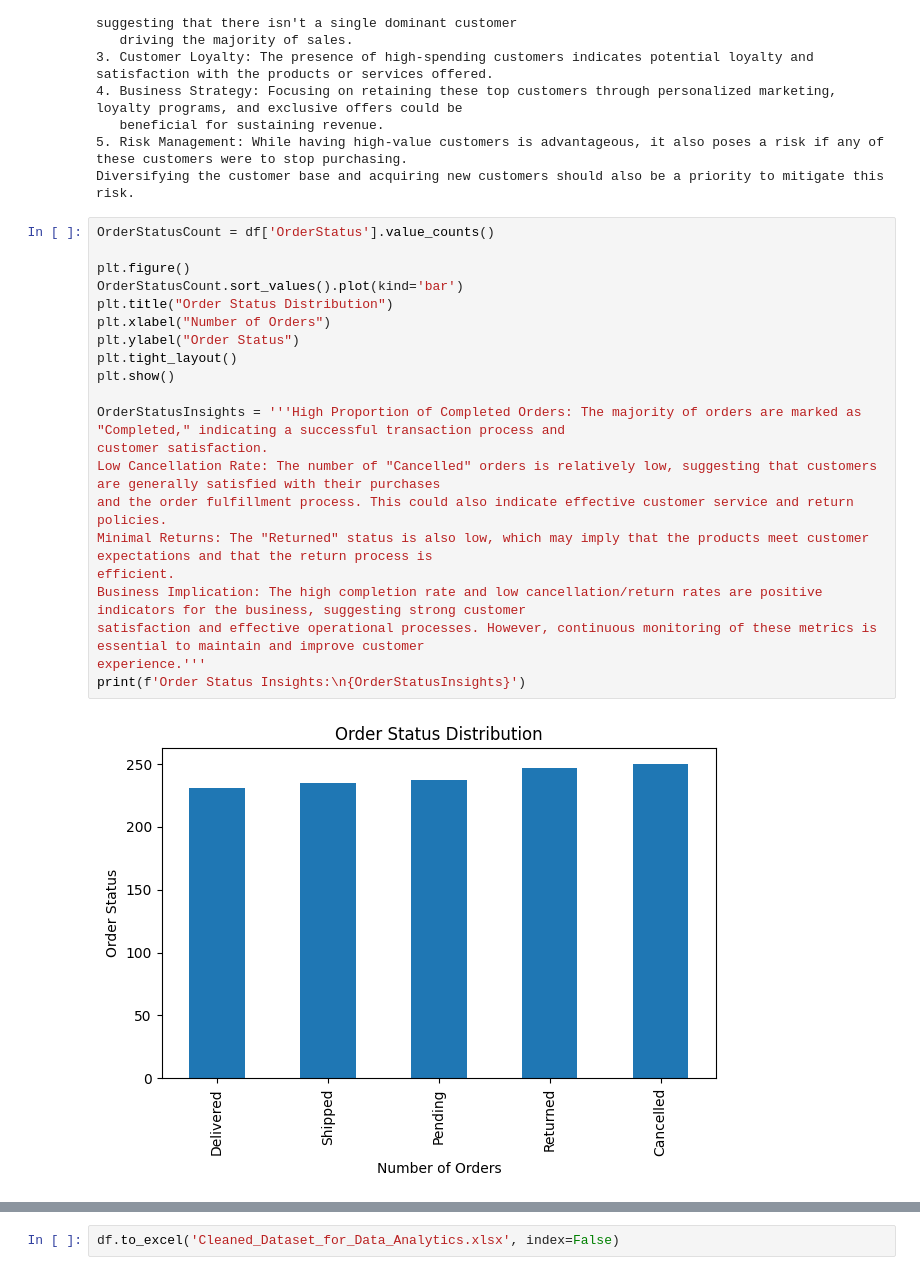
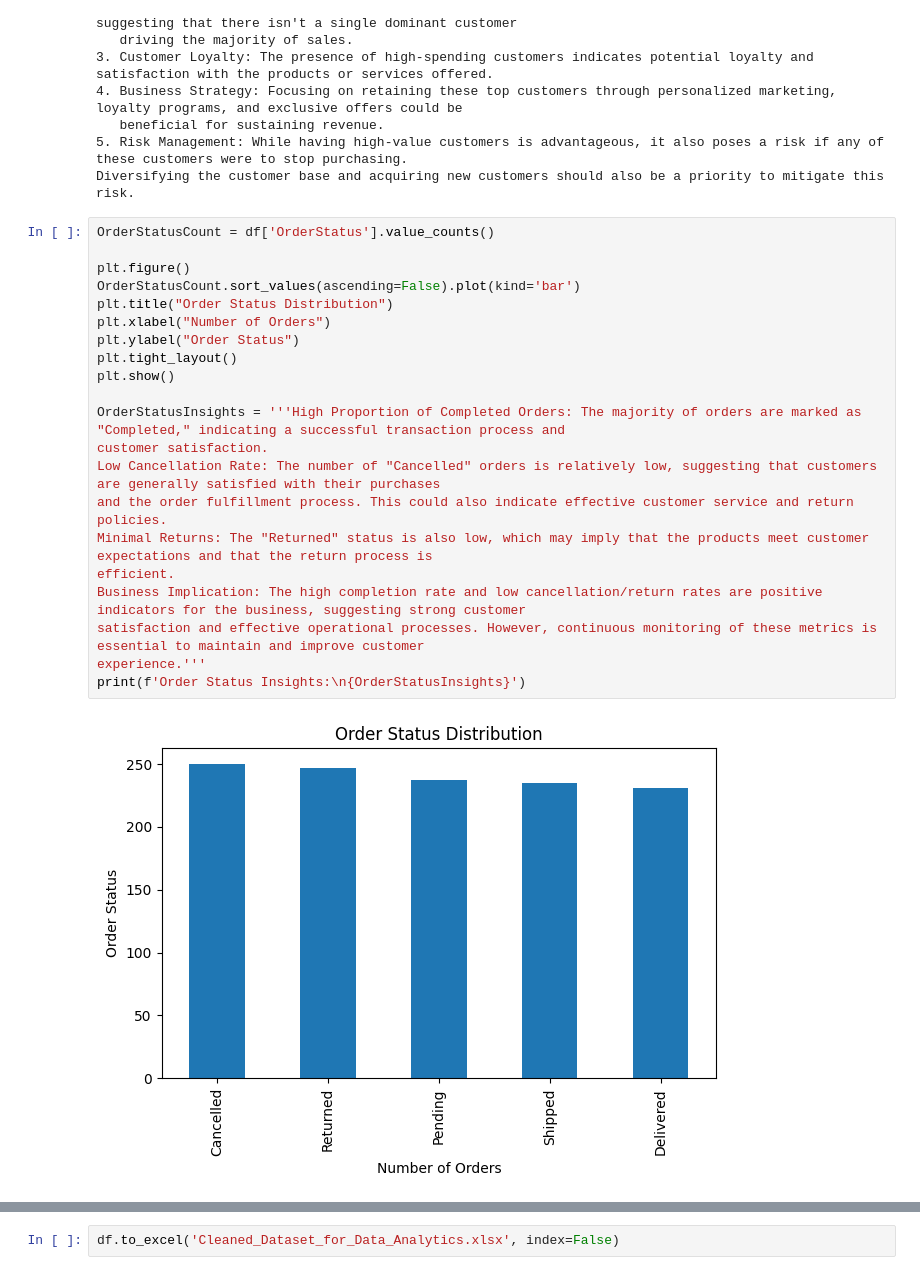
Before and after one commit to avisekbose/DecodeLabs-Internship, a Jupyter notebook: DA_Project 1.ipynb, the cells around one changed output, grey strips where cells are left out. Saved outputs shown, nothing was run; the diff lists cells and outputs as text.

```diff
--- a/DA_Project 1.ipynb
+++ b/DA_Project 1.ipynb
@@ -552,26 +567,26 @@ Diversifying the customer base and acquiring new customers should also be a prio
 # %%
 OrderStatusCount = df['OrderStatus'].value_counts()
 
 plt.figure()
-OrderStatusCount.sort_values().plot(kind='bar')
+OrderStatusCount.sort_values(ascending=False).plot(kind='bar')
 plt.title("Order Status Distribution")
 plt.xlabel("Number of Orders")
 plt.ylabel("Order Status")
 plt.tight_layout()
 plt.show()
 
 OrderStatusInsights = '''High Proportion of Completed Orders: The majority of orders are marked as "Completed," indicating a successful transaction process and
 customer satisfaction.
 Low Cancellation Rate: The number of "Cancelled" orders is relatively low, suggesting that customers are generally satisfied with their purchases
 and the order fulfillment process. This could also indicate effective customer service and return policies.
 Minimal Returns: The "Returned" status is also low, which may imply that the products meet customer expectations and that the return process is
 efficient.
 Business Implication: The high completion rate and low cancellation/return rates are positive indicators for the business, suggesting strong customer
 satisfaction and effective operational processes. However, continuous monitoring of these metrics is essential to maintain and improve customer
 experience.'''
 print(f'Order Status Insights:\n{OrderStatusInsights}')
 # %% [output]
-[figure, old version]
+[figure, new version]
 Order Status Insights:
 High Proportion of Completed Orders: The majority of orders are marked as "Completed," indicating a successful transaction process and
 customer satisfaction.
```
Also changed, not shown: parts of 1 cell of this notebook, 1 other file.
